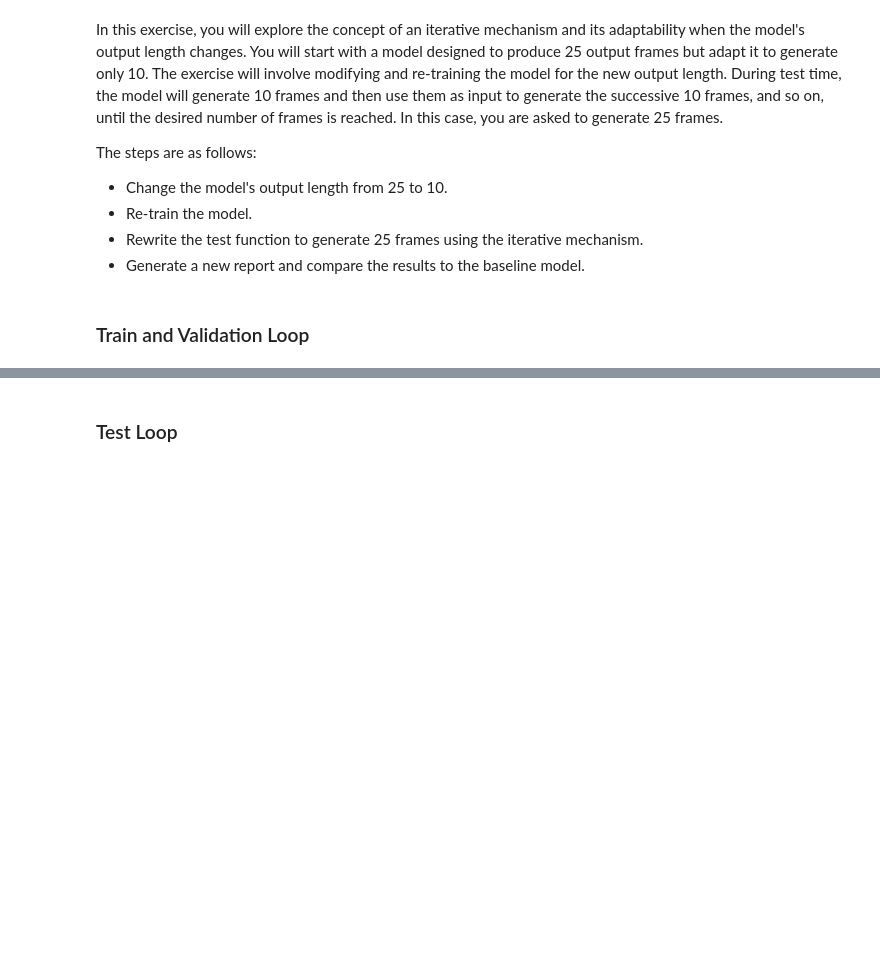
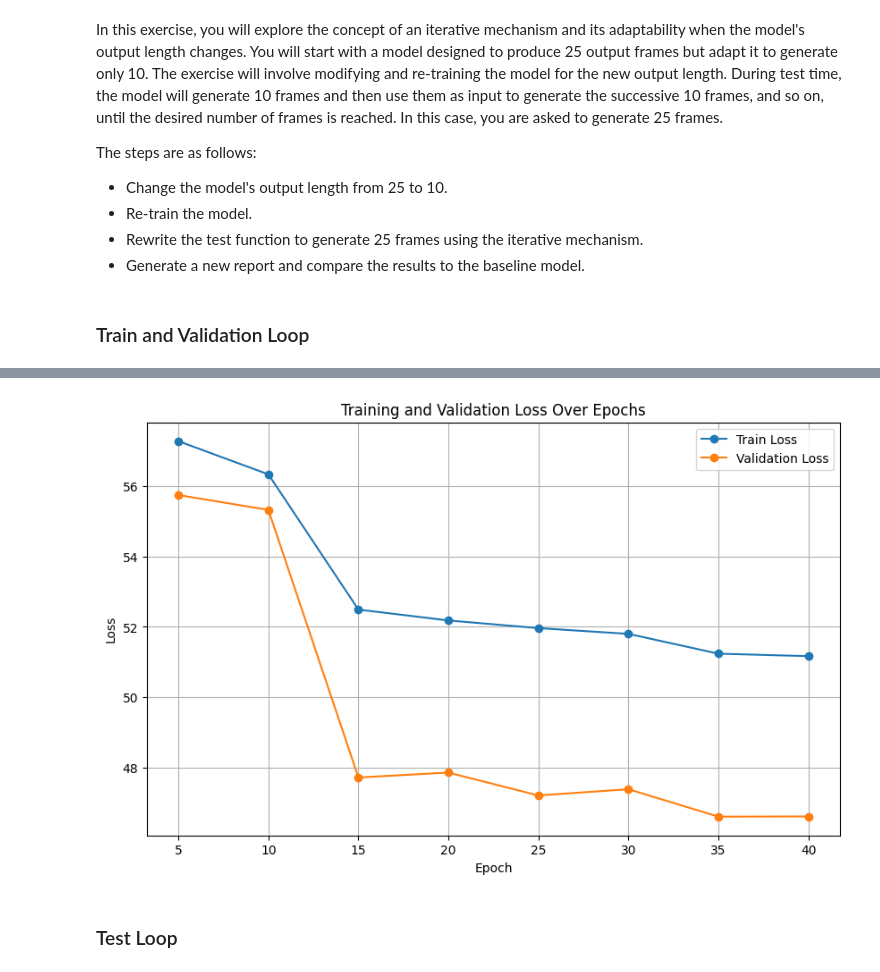
Before and after one commit to Mamiglia/AML_HW3, a Jupyter notebook: Practice/AML_practice.ipynb, the cells around one changed output, grey strips where cells are left out. Cells and saved outputs as stored; diff of their text form; code cells hidden in the pictures; blank space fills up the shorter version.

```diff
--- a/Practice/AML_practice.ipynb
+++ b/Practice/AML_practice.ipynb
@@ -797,13 +869,13 @@ The steps are as follows:
 # %%
 # # Arguments to setup the datasets
 datas = 'h36m' # dataset name
-path = './checkpoints/'
+path = './data/h3.6m/h3.6m/dataset'
 input_n=10 # number of frames to train on (default=10)
 
 '''
 Insert your code below
 '''
-output_n= ... # number of frames to predict on
+output_n=10  # number of frames to predict on
 
 input_dim=3 # dimensions of the input coordinates(default=3)
 skip_rate=1 # # skip rate of frames
@@ -872,4 +944,5 @@ log_step = 200
 save_and_plot = False # save the model and plot the loss. Change to True if you want to save the model and plot the loss
 # %%
 # launch training with the new output_n
-train(data_loader,vald_loader, path_to_save_model=model_path_iterative)
+train(data_loader,vald_loader, path_to_save_model=model_path)
+# %% [output]
@@ -876,3 +966,4 @@ train(data_loader,vald_loader, path_to_save_model=model_path_iterative)
+[figure, added]
 # %% [markdown]
 ### Test Loop
 # %%
```
Also changed, not shown: parts of 22 cells of this notebook, 5 other files.
